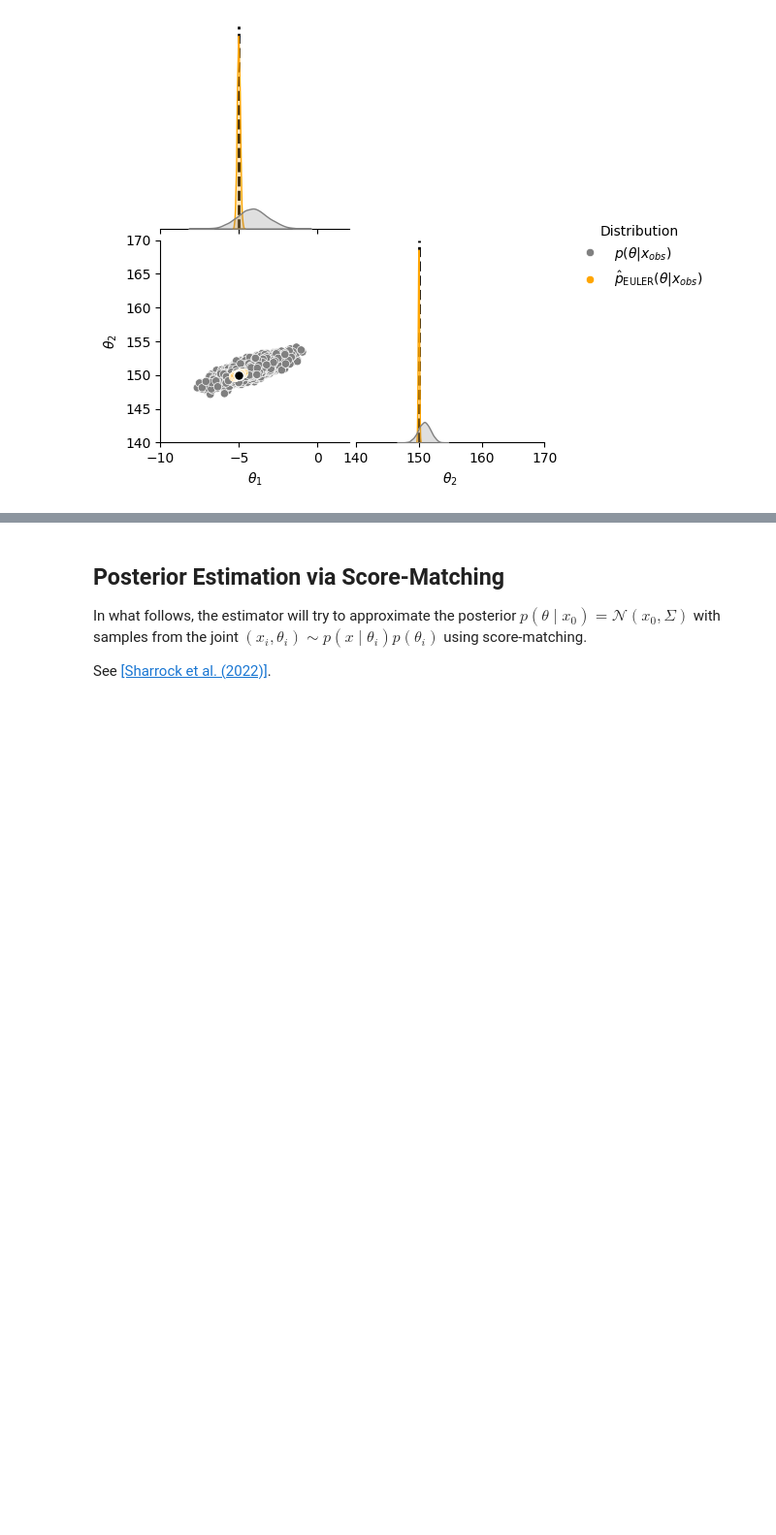
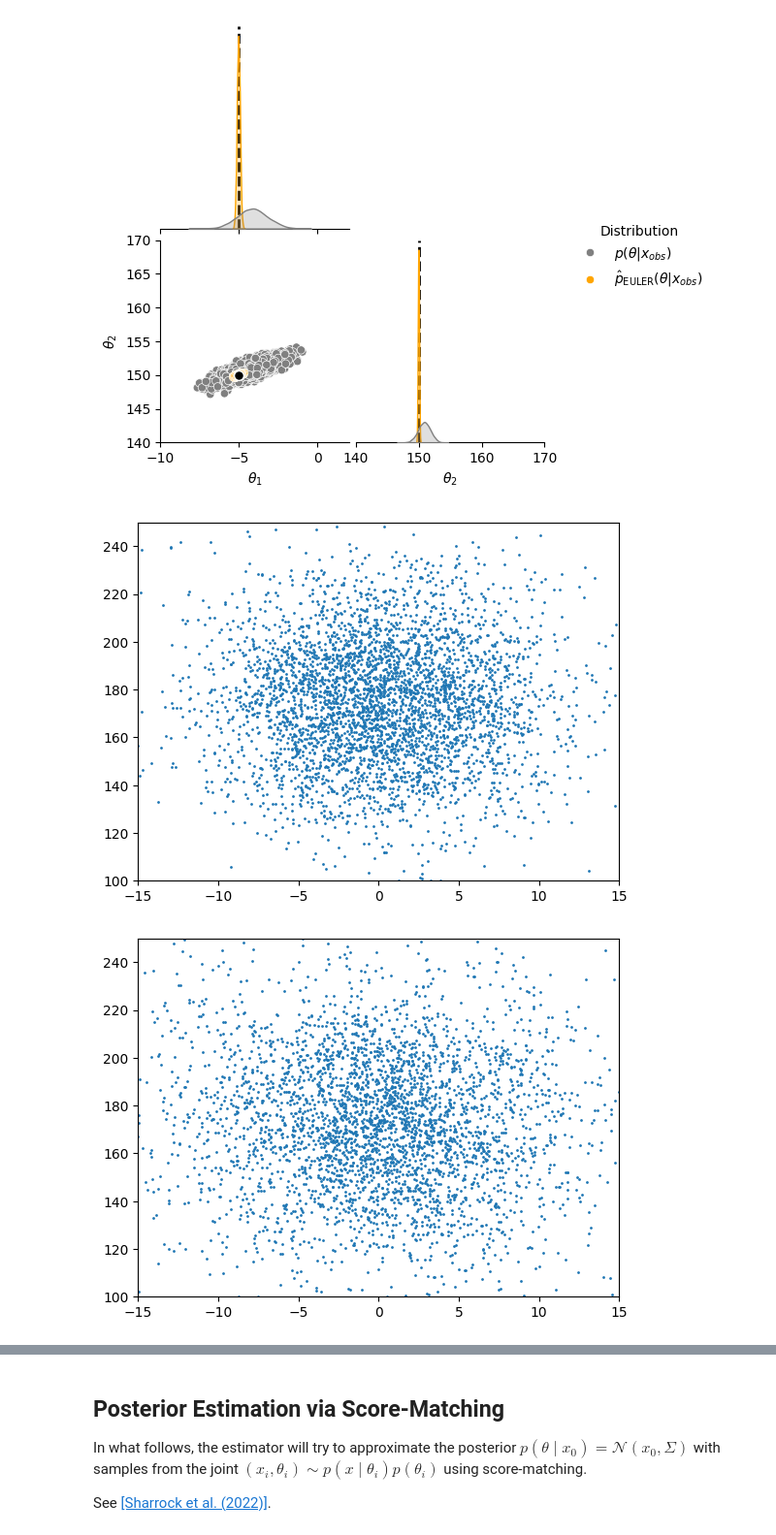
Before and after one commit to JuliaLinhart/diffusions-for-sbi, a Jupyter notebook: notebooks/DGM4SBI_gaussian.ipynb, the cells around one changed output, grey strips where cells are left out. Shown at 97% size. Saved outputs shown, nothing was run; the diff lists cells and outputs as text; code cells hidden in the pictures; blank space fills up the shorter version.

```diff
--- a/notebooks/DGM4SBI_gaussian.ipynb
+++ b/notebooks/DGM4SBI_gaussian.ipynb
@@ -485,14 +495,23 @@ avg_score_net = train(
 )
 score_net = avg_score_net.module
 # %%
-# sample with learned score (but fixed backward posterior covariance to analytic one)
+# sample with learned score
 from functools import partial
 from vp_diffused_priors import get_vpdiff_gaussian_score
+from tasks.toy_examples.prior import GaussianPrior
 
 loc_ = prior.prior.loc - theta_train.mean(axis=0)
 cov_ = prior.prior.covariance_matrix / theta_train.std(axis=0) ** 2
 
+means = {0: loc_[0], 1: loc_[1]}
+
+stds = {0: cov_[0][0]**.5, 1: cov_[1][1]**.5}
+
+prior_ = GaussianPrior(means=means, stds=stds)
 prior_score_fn = get_vpdiff_gaussian_score(loc_.cuda(), cov_.cuda(), nse=score_net)
 
-score_fn = partial(diffused_tall_posterior_score, prior_score_fn=prior_score_fn,posterior_score_fn=score_net.score, x_obs=x_obs_100_)
-samples = euler_sde_sampler(score_fn, N_SAMPLES, beta=NSE(2,2).beta, device="cuda:0")
+score_fn = partial(diffused_tall_posterior_score, prior=prior_, prior_score_fn=prior_score_fn,posterior_score_fn=score_net.score, x_obs=x_obs_100_[:5])
+samples = euler_sde_sampler(score_fn, N_SAMPLES, beta=NSE(2,2).beta, device="cuda:0", plot_idx=[100, 500, 700, 900, 950, 998], theta_mean=theta_train.mean(axis=0), theta_std=theta_train.std(axis=0))
+# %% [output]
+[figure, added]
+[figure, added]
```
Also changed, not shown: parts of 10 cells of this notebook, 1 other file.
